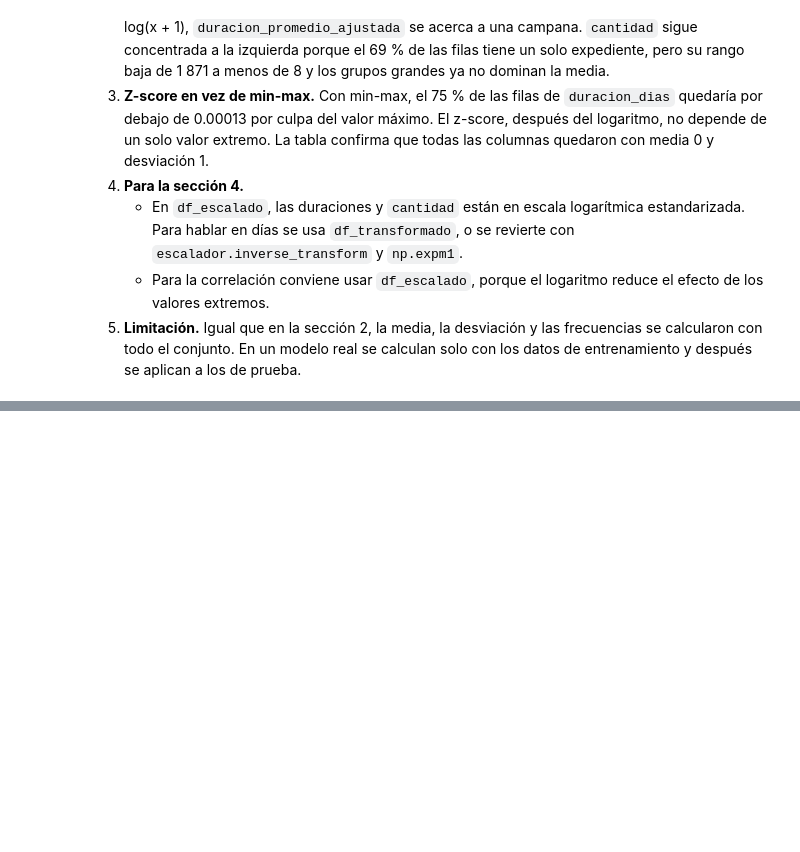
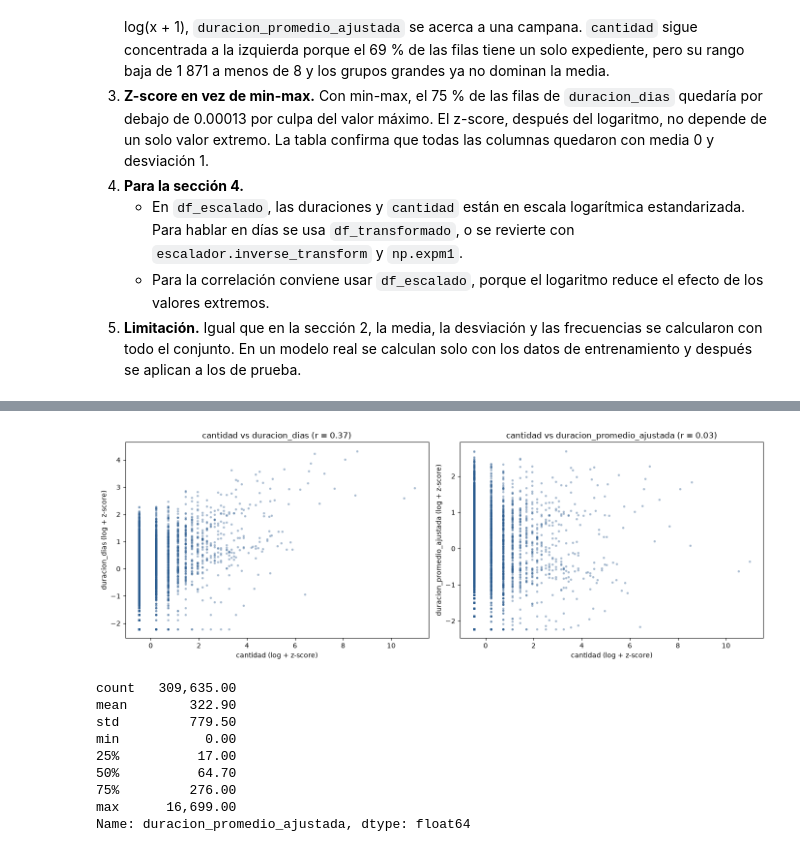
Before and after one commit to Kyaroruki/Laboratorio-4-Mineria-Datos, a Jupyter notebook: lab4_IC2025.ipynb, the cells around one changed output, grey strips where cells are left out. Drawn from its saved outputs; the diff is of its cells as text; code cells hidden in the pictures; blank space fills up the shorter version.

Commit message:
Seccion 4: variable dependiente, correlacion, modelo propuesto y data_process.csv

```diff
--- a/lab4_IC2025.ipynb
+++ b/lab4_IC2025.ipynb
@@ -921,0 +938,28 @@ Pendiente:
+# %%
+# 4.1 VARIABLE DEPENDIENTE
+OBJETIVO = "duracion_promedio_ajustada"
+
+muestra = df_escalado.sample(5000, random_state=1)
+fig, ejes = plt.subplots(1, 2, figsize=(14, 5), sharex=True)
+for ax, col in zip(ejes, ["duracion_dias", OBJETIVO]):
+    r = df_escalado["cantidad"].corr(df_escalado[col])
+    ax.scatter(muestra["cantidad"], muestra[col], s=6, alpha=0.3, color="#2b5c8f")
+    ax.set_title(f"cantidad vs {col} (r = {r:.2f})")
+    ax.set_xlabel("cantidad (log + z-score)")
+    ax.set_ylabel(f"{col} (log + z-score)")
+plt.tight_layout()
+plt.show()
+
+# la misma variable en días, para tener una idea de su rango
+print(df_transformado[OBJETIVO].describe().round(1))
+# %% [output]
+[figure, added]
+count   309,635.00
+mean        322.90
+std         779.50
+min           0.00
+25%          17.00
+50%          64.70
+75%         276.00
+max      16,699.00
+Name: duracion_promedio_ajustada, dtype: float64
```
Also changed, not shown: parts of 18 cells of this notebook.
